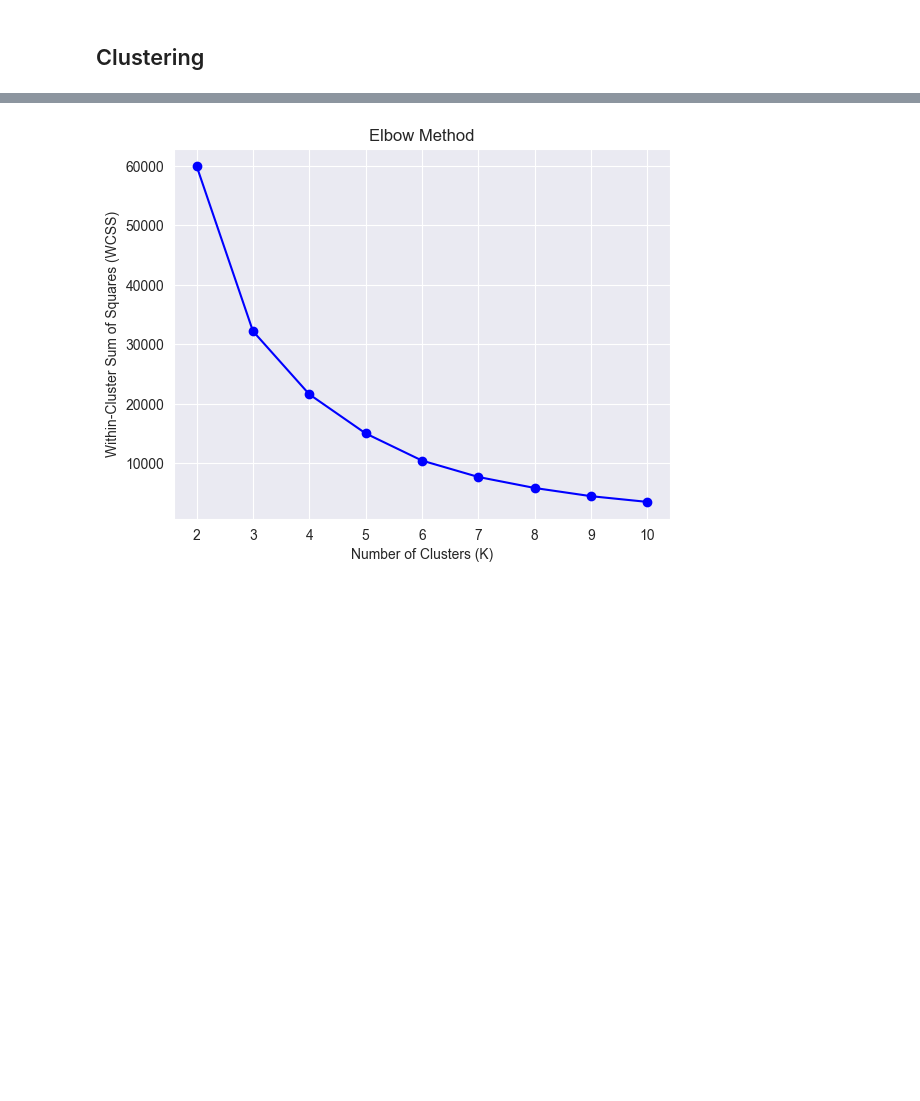
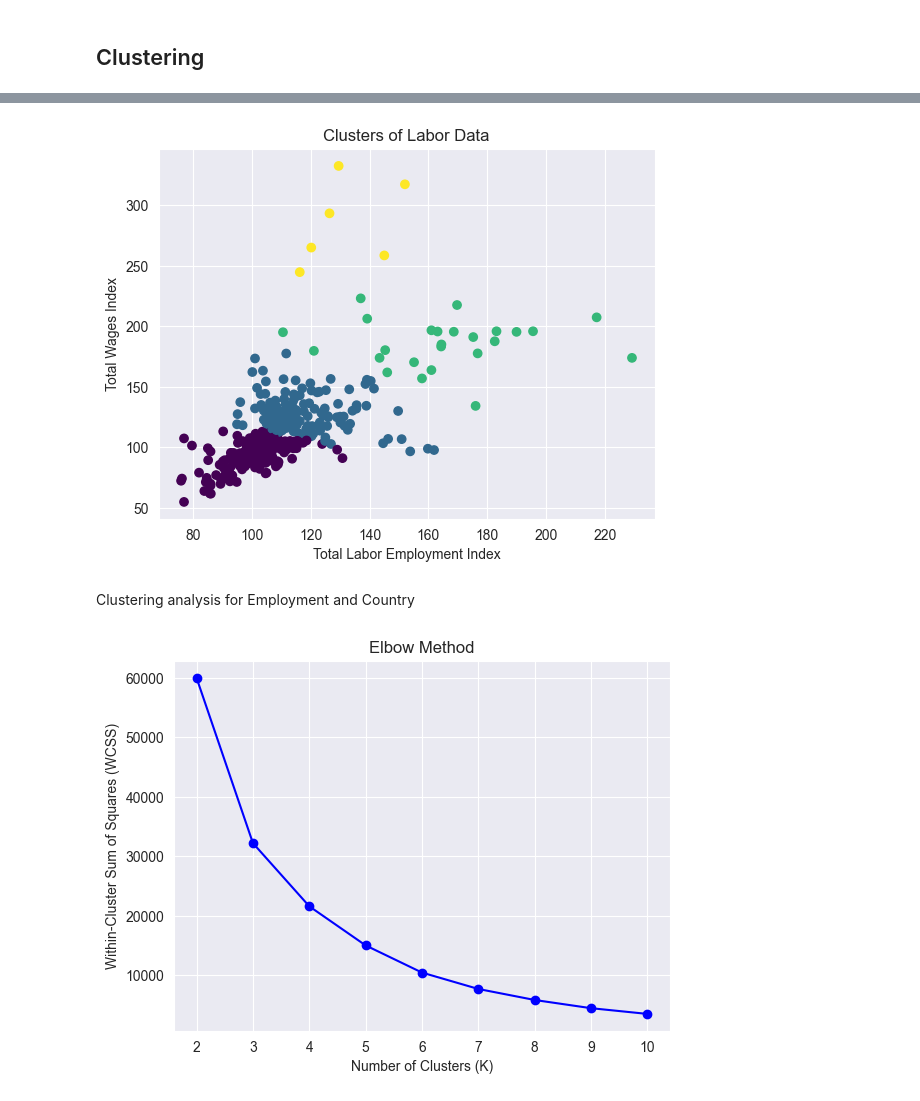
Before and after one commit to sbs23066/CA2---Irish-Construction-Project, a Jupyter notebook: ml.ipynb, the cells around one changed output, grey strips where cells are left out. Saved outputs shown, nothing was run; the diff lists cells and outputs as text; code cells hidden in the pictures; blank space fills up the shorter version.

```diff
--- a/ml.ipynb
+++ b/ml.ipynb
@@ -440 +450,29 @@ labor_input.drop('unit', axis=1, inplace=True)
+# %%
+df = labor_input.dropna()
+df = df[['Total Labor Employment Index', 'Total Wages Index']]
+
+optimal_k = 4 # from elbow plot
+kmeans = KMeans(n_clusters=optimal_k, random_state=random_state)
+cluster_labels = kmeans.fit_predict(df)
+
+# Add the cluster labels to the DataFrame
+df['Cluster'] = cluster_labels
+
+plt.scatter(
+    df['Total Labor Employment Index'],
+    df['Total Wages Index'],
+    c=df['Cluster'],
+    cmap='viridis'
+)
+
+plt.xlabel('Total Labor Employment Index')
+plt.ylabel('Total Wages Index')
+plt.title('Clusters of Labor Data')
+plt.show()
+
+df.to_csv('Dashboard Data//Labor-Wages-Cluster.csv', index=False)
+# %% [output]
+[figure, added]
+# %% [markdown]
+Clustering analysis for Employment and Country
 # %%
```
Also changed, not shown: parts of 17 cells of this notebook, 2 other files.
